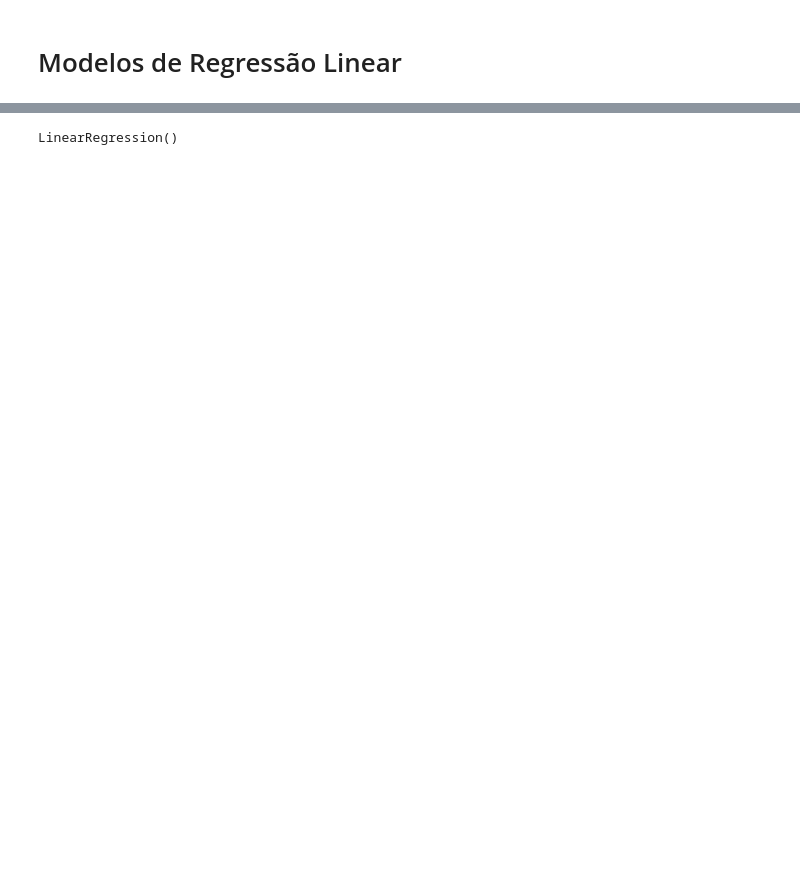
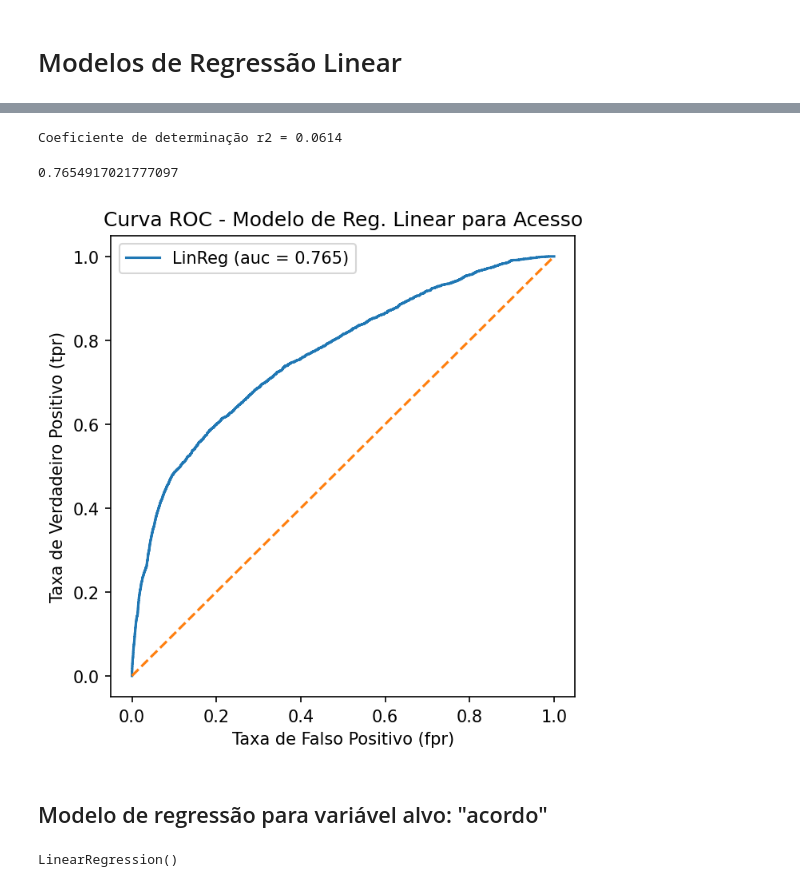
Before and after one commit to atc857/linregblu365, a Jupyter notebook: blu365_mod2_fgv.ipynb, the cells around one changed output, grey strips where cells are left out. Saved outputs shown, nothing was run; the diff lists cells and outputs as text; code cells hidden in the pictures; blank space fills up the shorter version.

```diff
--- a/blu365_mod2_fgv.ipynb
+++ b/blu365_mod2_fgv.ipynb
@@ -163,3 +302,19 @@ X = df[['dias_atraso', 'sms_total_tent', 'valor', 'ddd']]
+# %%
+# Caso base dia_semana: '_Saturday'
+# Caso base genero: '_U'
+# Caso base operadora: '_Outros'
+# Caso base utilizacaoweb: '_A'
+# Caso base rendaestimada: '_SEM INFORMACAO'
+# definição de variáveis
+Y = base['acesso']
+X = base[['sms_entregue','sms_enviado','sms_naoentregue','sms_rejeitado','sms_invalido','valor',
+        'qtd_hist_acessos','sms_total_tent','idade','dias_atraso','_Friday', '_Monday','_Thursday', '_Tuesday','_Wednesday',
+        '_F','_M','_Claro','_Nextel','_Oi','_Tim','_Vivo','_B','_C','_D','_E','_F','_G','_H',
+        '_1/2 A 1 SM','_10 A 20 SM','_2 A 4 SM','_4 A 10 SM','_ACIMA DE 20 SM','_ATE 2 SM','_DE 1 A 1,5 SM']]
 # %%
 # vamos deixar o sklearn separar as variáveis em dois grupos treino e teste
 X_train, X_test, y_train, y_test = train_test_split(X, Y, test_size=0.2, random_state=42)
+# %%
+# cria o modelo e o treina com as variáveis separadas para treino
+modelo1 = linear_model.LinearRegression()
+modelo1.fit(X_train, y_train)
@@ -165,0 +341,33 @@ X_train, X_test, y_train, y_test = train_test_split(X, Y, test_size=0.2, random_
+# %%
+# Para avaliar a qualidade do modelo usamos a biblioteca metrics do sklearn
+# Valores preditos pelo modelo
+yhat = modelo1.predict(X_test)
+# %%
+# Coeficiente de determinação do modelo
+# varia de 0 a 1 e indica o poder de explicação do modelo
+r_sq = metrics.r2_score(y_test,yhat)
+print(f"Coeficiente de determinação r2 = {r_sq:.4f}")
+# %% [output]
+Coeficiente de determinação r2 = 0.0614
+# %%
+# auc (area under curve) é uma métrica que indica quão bom o modelo é para classificar verdadeiros positivos (tpr) sobre falsos positivos (fpr).
+# O valor de auc deve estar acima de 0.5 (modelo "bobo", sem qualquer poder preditivo). E vai até 1.0 (modelo perfeito).
+fpr, tpr, threshold = metrics.roc_curve(y_test, yhat)
+auc = metrics.auc(fpr,tpr)
+print(auc)
+# %% [output]
+0.7654917021777097
+# %%
+# Gráfico da ROC
+plt.figure(figsize=(5,5), dpi=150)
+plt.plot(fpr, tpr, ls='-', label='LinReg (auc = %0.3f)' % auc)
+plt.plot([0,1],[0,1], ls='--')
+plt.xlabel('Taxa de Falso Positivo (fpr)')
+plt.ylabel('Taxa de Verdadeiro Positivo (tpr)')
+plt.title('Curva ROC - Modelo de Reg. Linear para Acesso')
+plt.legend()
+plt.show()
+# %% [output]
+[figure, added]
+# %% [markdown]
+## Modelo de regressão para variável alvo: "acordo"
```
Also changed, not shown: parts of 34 cells of this notebook.
